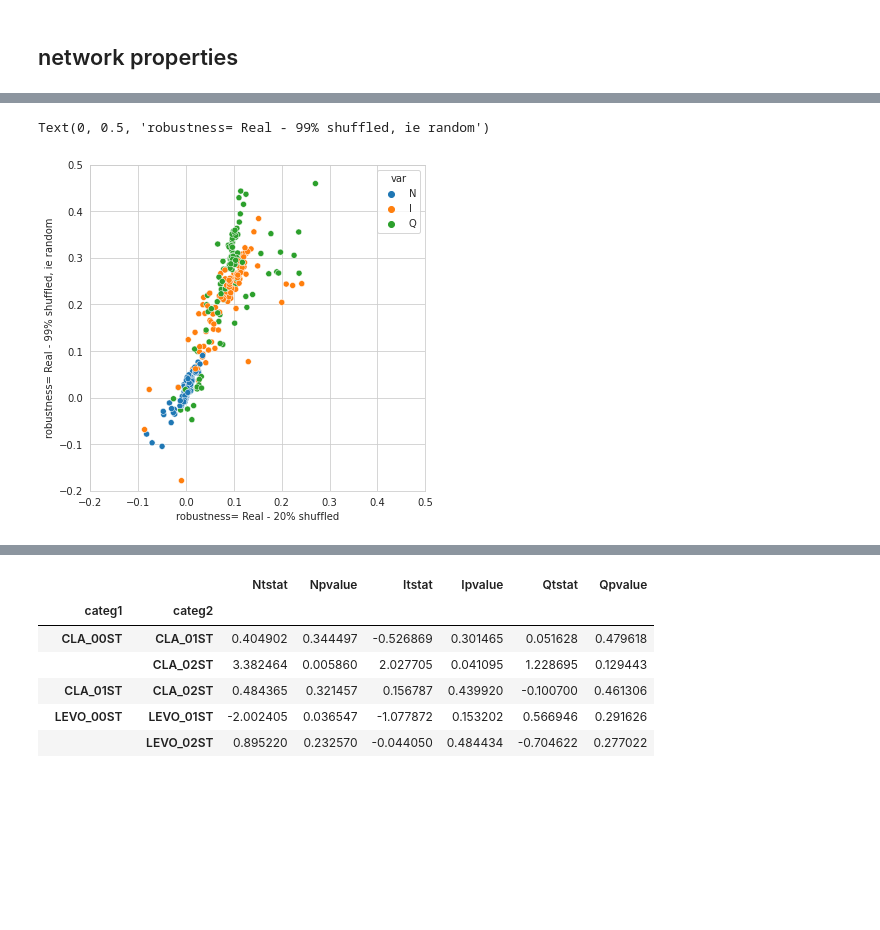
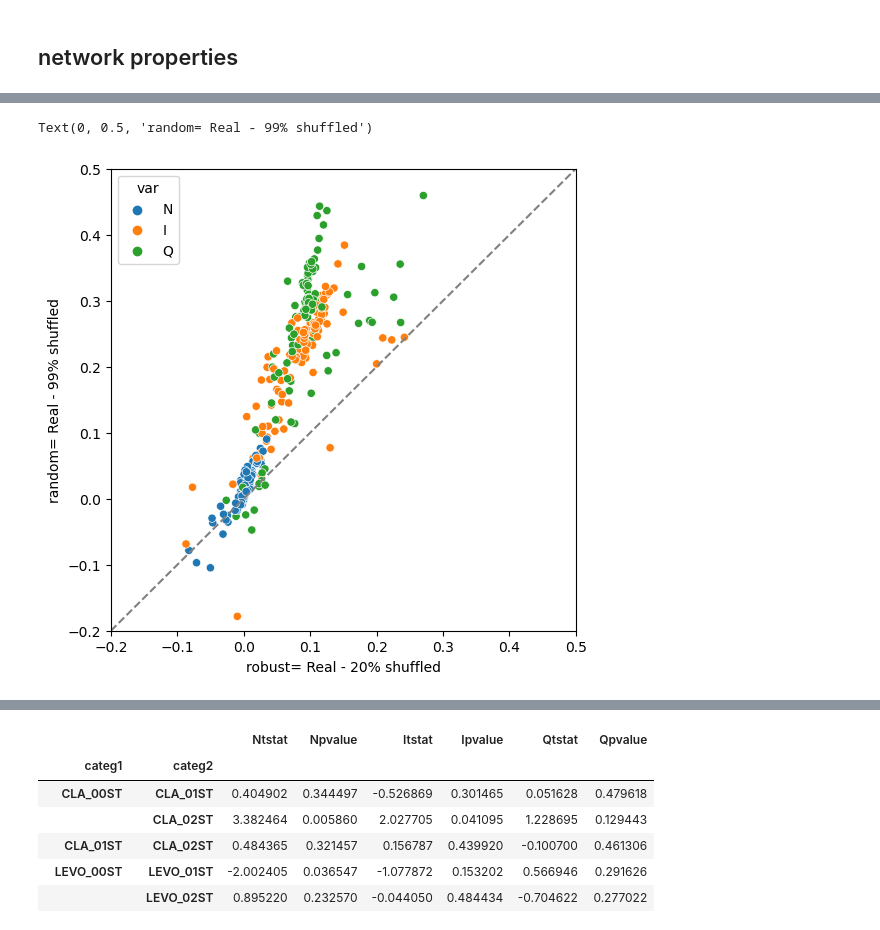
Before and after one commit to dcolinmorgan/gcn, a Jupyter notebook: gcn.ipynb, the cells around one changed output, grey strips where cells are left out. Cells and saved outputs as stored; diff of their text form; code cells hidden in the pictures; blank space fills up the shorter version.

```diff
--- a/gcn.ipynb
+++ b/gcn.ipynb
@@ -1192,10 +1166,11 @@ H12=H01.merge(H02,on=['sample','var','type'])
 # %%
 plt.figure(figsize=(6,6))
 tmp=sns.scatterplot(data=H12,x='diff_x',y='diff_y',hue='var')#,bins=50,alpha=.3)
 plt.xlim(-.2,.5)
 plt.ylim(-.2,.5)
-plt.xlabel('robustness= Real - 20% shuffled')
-plt.ylabel('robustness= Real - 99% shuffled, ie random')
+plt.plot([-.2, .5], [-.2, .5],ls='--',color='grey')
+plt.xlabel('robust= Real - 20% shuffled')
+plt.ylabel('random= Real - 99% shuffled')
 # %% [output]
-Text(0, 0.5, 'robustness= Real - 99% shuffled, ie random')
+Text(0, 0.5, 'random= Real - 99% shuffled')
-[figure, old version]
+[figure, new version]
```
Also changed, not shown: parts of 90 cells of this notebook, 4 other files.
